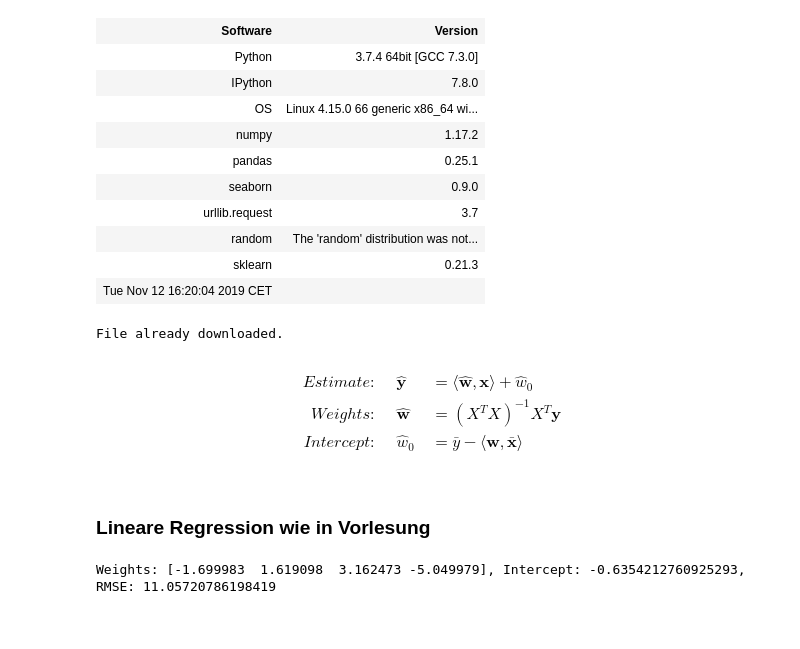
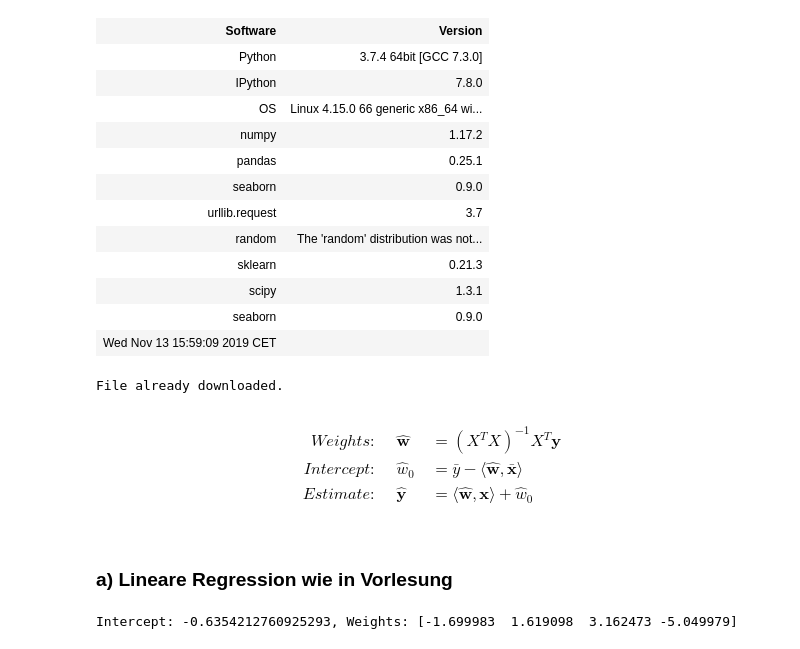
Before and after one commit to hekrause/htwg_mldl, a Jupyter notebook: Uebungen/Uebung03/Notebooks/extra_work.ipynb, the cells around one changed output. Saved outputs shown, nothing was run; the diff lists cells and outputs as text; code cells hidden in the pictures.

```diff
--- a/Uebungen/Uebung03/Notebooks/extra_work.ipynb
+++ b/Uebungen/Uebung03/Notebooks/extra_work.ipynb
@@ -1,30 +1,35 @@
 # %%
 import matplotlib.pyplot as plt
+plt.style.use('classic')
 import numpy as np
 import pandas as pd
 import os
 import random
 from urllib.request import urlretrieve
 from sklearn.linear_model import LinearRegression
+import scipy
+import seaborn as sns
 
 %matplotlib inline
 
 np.set_printoptions(suppress=True, formatter={'float': '{: 0.6f}'.format})
 
 %reload_ext version_information
-%version_information numpy, pandas, seaborn, urllib.request, random, sklearn
+%version_information numpy, pandas, seaborn, urllib.request, random, sklearn, scipy, seaborn
 # %% [output]
 | Software | Version |
 | Python | 3.7.4 64bit [GCC 7.3.0] |
 | IPython | 7.8.0 |
 | OS | Linux 4.15.0 66 generic x86_64 wi... |
 | numpy | 1.17.2 |
 | pandas | 0.25.1 |
 | seaborn | 0.9.0 |
 | urllib.request | 3.7 |
 | random | The 'random' distribution was not... |
 | sklearn | 0.21.3 |
-| Tue Nov 12 16:20:04 2019 CET |  |
+| scipy | 1.3.1 |
+| seaborn | 0.9.0 |
+| Wed Nov 13 15:59:09 2019 CET |  |
 # %%
 url = 'http://www-home.htwg-konstanz.de/~oduerr/data/fishing.npz'
 npz_file_name = "../data/" + 'fishing.npz'
@@ -46,25 +52,23 @@ test_labels = np.asarray(d['yte'])
 # %%
 %%latex
 \begin{align}
+Weights: & \quad \mathbf{\hat{w}} && = (X^T X)^{-1} X^T \mathbf{y}  \\
+Intercept: & \quad \hat{w}_0 && = \bar{y} - \langle \mathbf{\hat{w}}, \bar{\mathbf{x}} \rangle \\
 Estimate: & \quad \mathbf{\hat{y}} && = \langle \mathbf{\hat{w}}, \mathbf{x} \rangle + \hat{w}_0 \\
-Weights: & \quad \mathbf{\hat{w}} && = (X^T X)^{-1} X^T \mathbf{y}  \\
-Intercept: & \quad \hat{w}_0 && = \bar{y} - \langle \mathbf{w}, \bar{\mathbf{x}} \rangle \\
 \end{align}
 # %% [output]
 \begin{align}
+Weights: & \quad \mathbf{\hat{w}} && = (X^T X)^{-1} X^T \mathbf{y}  \\
+Intercept: & \quad \hat{w}_0 && = \bar{y} - \langle \mathbf{\hat{w}}, \bar{\mathbf{x}} \rangle \\
 Estimate: & \quad \mathbf{\hat{y}} && = \langle \mathbf{\hat{w}}, \mathbf{x} \rangle + \hat{w}_0 \\
-Weights: & \quad \mathbf{\hat{w}} && = (X^T X)^{-1} X^T \mathbf{y}  \\
-Intercept: & \quad \hat{w}_0 && = \bar{y} - \langle \mathbf{w}, \bar{\mathbf{x}} \rangle \\
 \end{align}
 # %% [markdown]
-### Lineare Regression wie in Vorlesung
+### a) Lineare Regression wie in Vorlesung
 # %%
 _w = np.linalg.inv(train_data.T @ train_data) @ train_data.T @ train_labels
 _intercept = np.mean(train_labels) - _w @ np.mean(train_data, axis=0)
-_y = np.sum(w.T * train_data, axis=1) + _intercept
-mse = np.sum((train_labels - _y)**2) / 200
-rmse = np.sqrt(mse)
-print("Weights: {}, Intercept: {}, RMSE: {}".format(_w, _intercept, rmse))
+_y = np.sum(_w.T * train_data, axis=1) + _intercept
+print("Intercept: {}, Weights: {}".format(_intercept, _w))
 # %% [output]
-Weights: [-1.699983  1.619098  3.162473 -5.049979], Intercept: -0.6354212760925293, RMSE: 11.05720786198419
+Intercept: -0.6354212760925293, Weights: [-1.699983  1.619098  3.162473 -5.049979]
 # %% [markdown]
```
Also changed, not shown: parts of 12 cells of this notebook, 3 other files.
